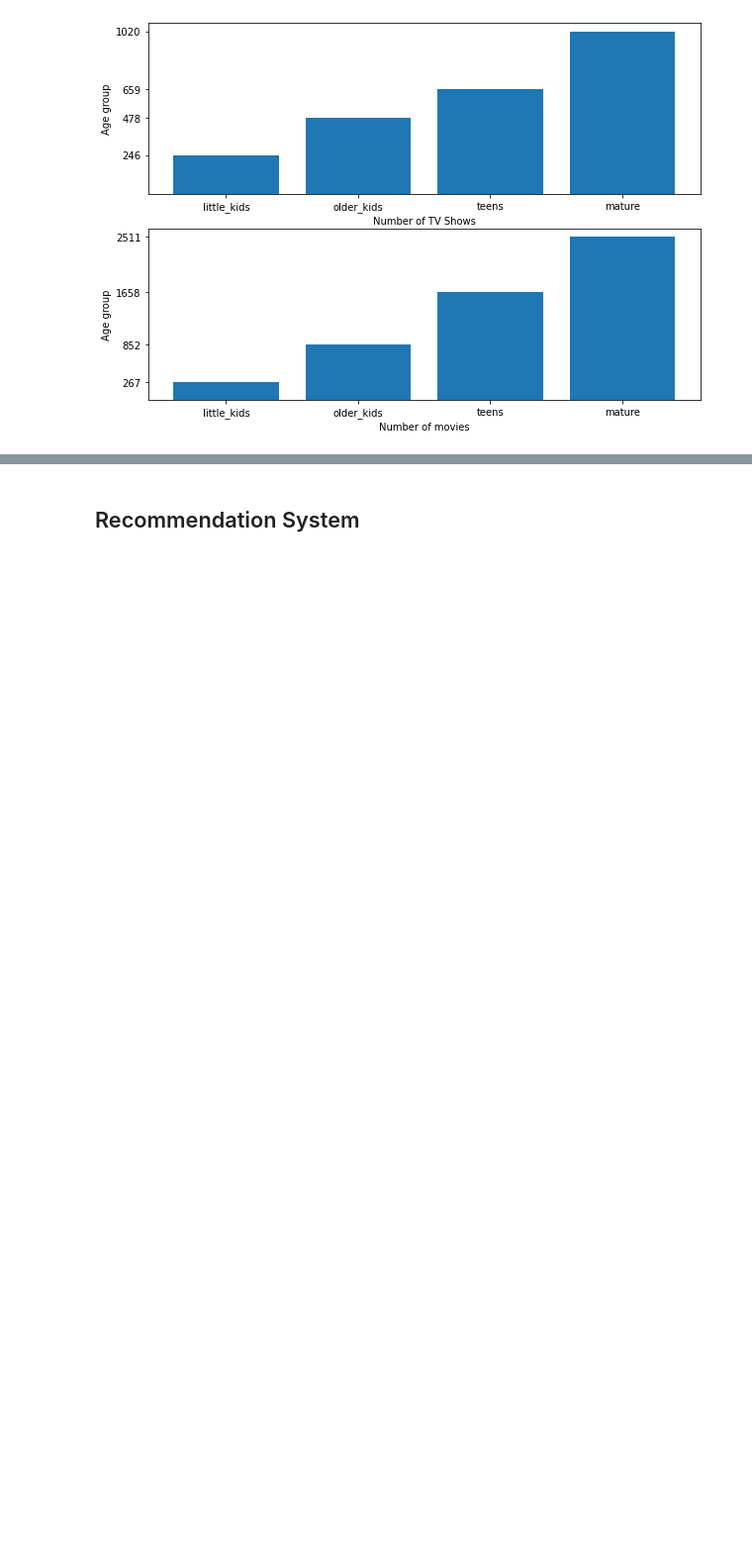
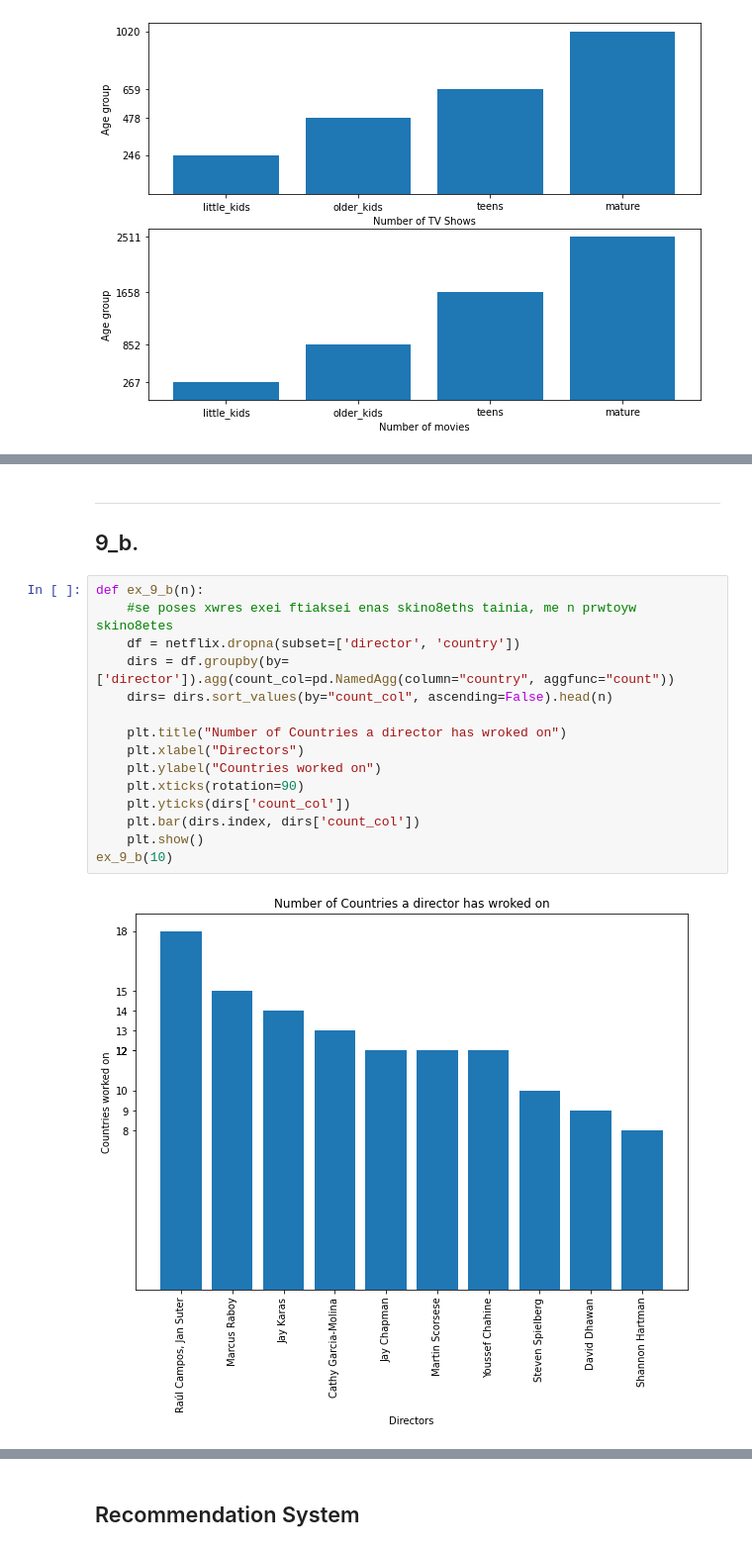
Before and after one commit to Uni-2018-n/tede_1, a Jupyter notebook: main.ipynb, the cells around one changed output, grey strips where cells are left out. Shown at 99% size. Cells and saved outputs as stored; diff of their text form; blank space fills up the shorter version.

```diff
--- a/main.ipynb
+++ b/main.ipynb
@@ -297,0 +354,20 @@ ex_6()
+# %% [markdown]
+---
+## 9_b.
+# %%
+def ex_9_b(n):
+    #se poses xwres exei ftiaksei enas skino8eths tainia, me n prwtoyw skino8etes
+    df = netflix.dropna(subset=['director', 'country'])
+    dirs = df.groupby(by=['director']).agg(count_col=pd.NamedAgg(column="country", aggfunc="count"))
+    dirs= dirs.sort_values(by="count_col", ascending=False).head(n)
+
+    plt.title("Number of Countries a director has wroked on")
+    plt.xlabel("Directors")
+    plt.ylabel("Countries worked on")
+    plt.xticks(rotation=90)
+    plt.yticks(dirs['count_col'])
+    plt.bar(dirs.index, dirs['count_col'])
+    plt.show()
+ex_9_b(10)
+# %% [output]
+[figure, added]
```
Also changed, not shown: parts of 12 cells of this notebook, 1 other file.
